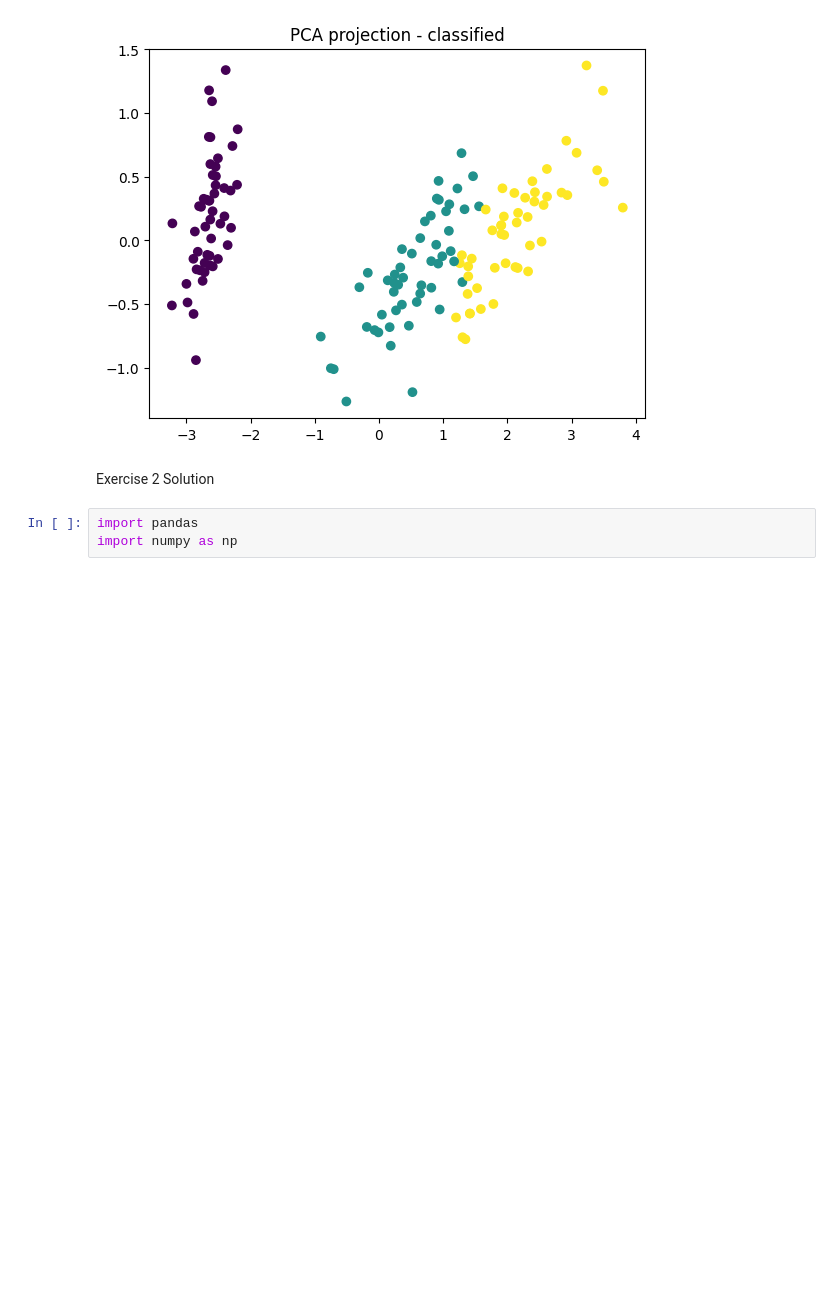
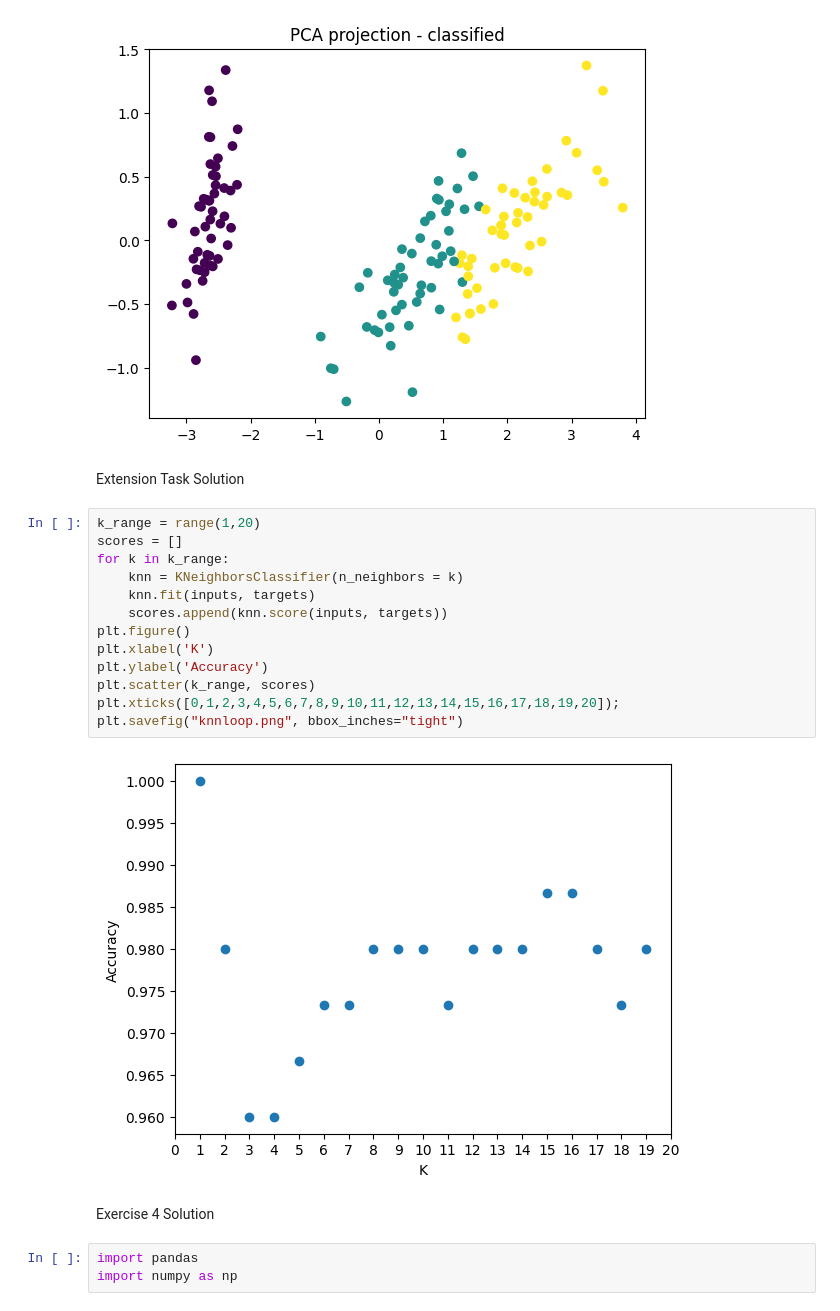
Before and after one commit to laurenansell/COMP2002, a Jupyter notebook: Solutions to Labs/Python/Lab 2 - Model Answers.ipynb, the cells around one changed output. Drawn from its saved outputs; the diff is of its cells as text; blank space fills up the shorter version.

Commit message:
Update and corrections to lab solutions

```diff
--- a/Solutions to Labs/Python/Lab 2 - Model Answers.ipynb
+++ b/Solutions to Labs/Python/Lab 2 - Model Answers.ipynb
@@ -27,8 +104,25 @@ plt.savefig("iris_pca_classified.png",bbox_inches="tight")
 plt.show()
 # %% [output]
 [figure]
+# %% [markdown]
+Extension Task Solution
+# %%
+k_range = range(1,20)
+scores = []
+for k in k_range:
+    knn = KNeighborsClassifier(n_neighbors = k)
+    knn.fit(inputs, targets)
+    scores.append(knn.score(inputs, targets))
+plt.figure()
+plt.xlabel('K')
+plt.ylabel('Accuracy')
+plt.scatter(k_range, scores)
+plt.xticks([0,1,2,3,4,5,6,7,8,9,10,11,12,13,14,15,16,17,18,19,20]);
+plt.savefig("knnloop.png", bbox_inches="tight")
+# %% [output]
+[figure, added]
 # %% [markdown]
-Exercise 2 Solution
+Exercise 4 Solution
 # %%
 import pandas
 import numpy as np
```
Also changed, not shown: parts of 17 cells of this notebook, 3 other files.
